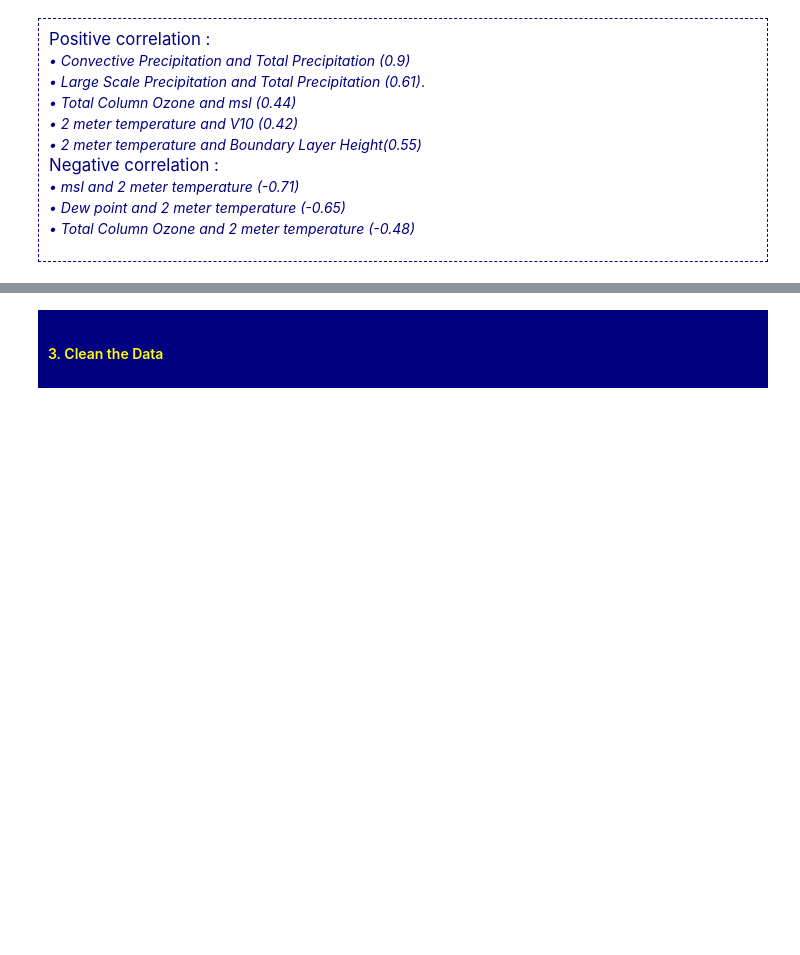
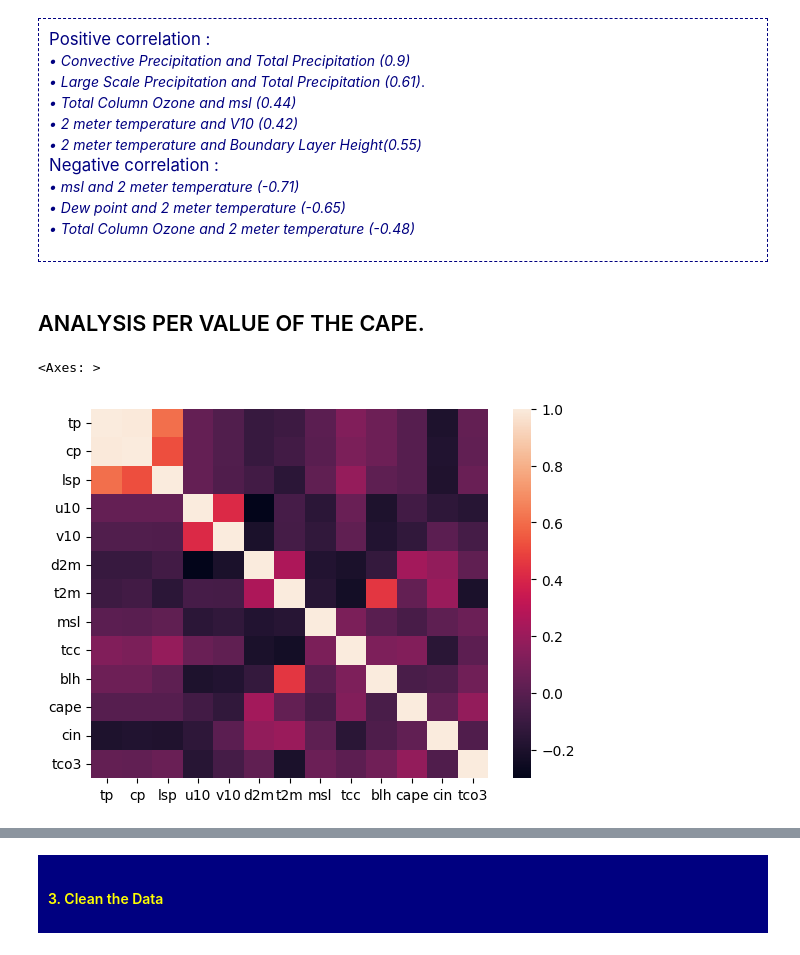
Before and after one commit to Mohamed-01-git/ADABOOST, a Jupyter notebook: PROJET_ADABOOST.ipynb, the cells around one changed output, grey strips where cells are left out. Cells and saved outputs as stored; diff of their text form; code cells hidden in the pictures; blank space fills up the shorter version.

```diff
--- a/PROJET_ADABOOST.ipynb
+++ b/PROJET_ADABOOST.ipynb
@@ -230,3 +257,11 @@ sns.heatmap(DF_S.corr(),annot=True)
         <i>&bull; Total Column Ozone and 2 meter temperature (-0.48)</i> <br>
     </p>
 </div>
+# %% [markdown]
+## ANALYSIS PER VALUE OF THE CAPE.
+# %%
+x=2000
+sns.heatmap(DF.query("cape >= @x").corr())
+# %% [output]
+<Axes: >
+[figure, added]
```
Also changed, not shown: parts of 58 cells of this notebook.
